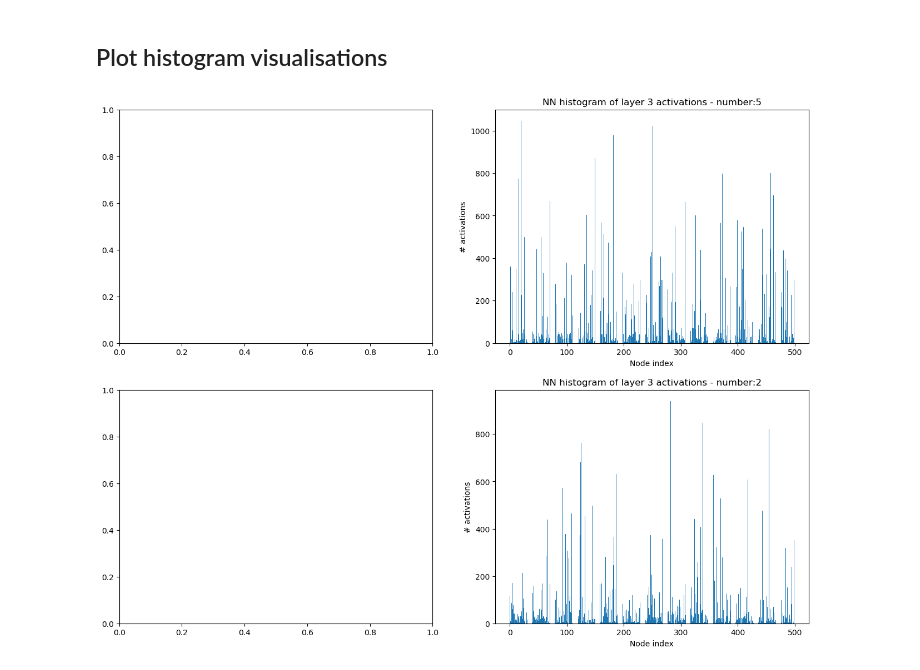
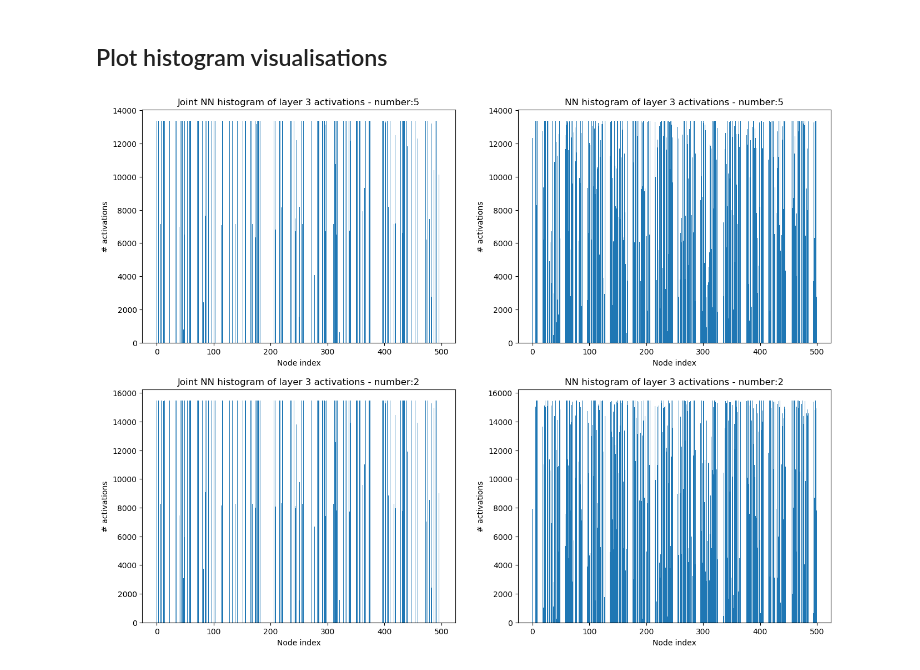
Before and after one commit to mm5110/sparse-structures-for-classification, a Jupyter notebook: dev/ML_ISTA/activation_histogram_experiment_2.ipynb, the cells around one changed output. Drawn from its saved outputs; the diff is of its cells as text; code cells hidden in the pictures.

```diff
--- a/dev/ML_ISTA/activation_histogram_experiment_2.ipynb
+++ b/dev/ML_ISTA/activation_histogram_experiment_2.ipynb
@@ -13,6 +13,9 @@ import numpy as np
 import time
 import progressbar
 import importlib
+from skimage import data, color
+from skimage.transform import rescale, resize, downscale_local_mean
+import random
 # torch.manual_seed(1)    # reproducible
 plt.style.use('default')
 %matplotlib inline
@@ -22,7 +25,7 @@ import pdb
 import Models_MNIST as mds
 
 # Hyper Parameters
-EPOCH = 3
+EPOCH = 15
 BATCH_SIZE = 256
 DOWNLOAD_MNIST = False
 
@@ -129,7 +132,7 @@ class joint_neural_net(nn.Module):
         # Encoding
         gamma1 = F.relu(F.conv2d(x,self.W1, stride = self.strd1) + self.b1)
         gamma2 = F.relu(F.conv2d(gamma1,self.W2, stride = self.strd2) + self.b2)
-        gamma3 = F.relu(F.conv2d(gamma2,self.W3, stride = self.strd3))
+        gamma3 = F.relu(F.conv2d(gamma2,self.W3, stride = self.strd3) + self.b3)
         # classifier
         gamma = gamma3.view(gamma3.shape[0],gamma3.shape[1]*gamma3.shape[2]*gamma3.shape[3])
         out = self.Wclass(gamma)
@@ -237,6 +240,7 @@ def count_activations(gamma, numb_nodes, tol=1e-4):
 # %%
 Loss_test_nn = np.zeros((EPOCH,))
 Acc_test_nn = np.zeros((EPOCH,))
+Acc_train_nn = np.zeros((EPOCH,))
 
 print('\n\t\t\t\t\tTraining Baseline Neural Network Model\n')
 
@@ -253,10 +257,10 @@ optimizer = torch.optim.Adam(model.parameters(), lr = 0.0001, eps = 1e-7)
 bar = progressbar.ProgressBar()
 
 for epoch in range(EPOCH):
-
     bar.update((epoch+1)/EPOCH*100)
     # train 1 epoch
     model.train()
+    train_correct = 0
     for step, (x, y) in enumerate(train_loader):
         b_x = Variable(x)   # batch x, shape (batch, 28*28)
         b_y = Variable(y)               # batch label
@@ -264,10 +268,14 @@ for epoch in range(EPOCH):
             b_x = b_x.cuda()
             b_y = b_y.cuda()
         encoded,scores,_,_,_ = model(b_x)
+        train_pred = scores.data.max(1, keepdim=True)[1]
+        train_correct += train_pred.eq(b_y.data.view_as(train_pred)).long().cpu().sum()
         loss = F.nll_loss(scores, b_y)      # negative log likelyhood
         optimizer.zero_grad()               # clear gradients for this training step
         loss.backward()                     # backpropagation, compute gradients
         optimizer.step()                    # apply gradients
+
+    Acc_train_nn[epoch] =  100 * float(train_correct) /float(len(train_loader.dataset))
 
     # testing
     model.eval()
@@ -423,0 +478,13 @@ tensor([ 0,  0,  0,  0,  0,  0,  0,  0,  0,  0,  0,  0,  0,  0,
+# %%
+fig = plt.figure(figsize=(8,6))
+plt.style.use('default')
+plt.plot(Acc_train_nn, linewidth = 2,label='Normal')
+plt.plot(Acc_train_jnn, linewidth = 2,label = 'Joint')
+plt.grid('on')
+plt.title('Train Accuracy')
+
+plt.ylabel('Classification accuracy %')
+plt.xlabel('# Epochs')
+plt.legend()
+plt.axis([0, EPOCH-1, 0, 100])
+plt.show()
@@ -443,28 +512,28 @@ plt.show()
 # %%
 idx1 = 5
 idx2 = 2
 
 plt.figure(figsize=(16,12))
 plt.subplot(2,2,1)
-# plt.bar(np.arange(m3), activations_count3_jnn[str(idx1)])
-# plt.title('Joint NN histogram of layer 3 activations - number:' + str(idx1))
-# plt.xlabel('Node index')
-# plt.ylabel('# activations')
+plt.bar(np.arange(m3), activations_count3_jnn[str(idx1)])
+plt.title('Joint NN histogram of layer 3 activations - number:' + str(idx1))
+plt.xlabel('Node index')
+plt.ylabel('# activations')
 plt.subplot(2,2,2)
 plt.bar(np.arange(m3), activations_count3_nn[str(idx1)])
 plt.title('NN histogram of layer 3 activations - number:' + str(idx1))
 plt.xlabel('Node index')
 plt.ylabel('# activations')
 plt.subplot(2,2,3)
-# plt.bar(np.arange(m3), activations_count3_jnn[str(idx2)])
-# plt.title('Joint NN histogram of layer 3 activations - number:' + str(idx2))
-# plt.xlabel('Node index')
-# plt.ylabel('# activations')
+plt.bar(np.arange(m3), activations_count3_jnn[str(idx2)])
+plt.title('Joint NN histogram of layer 3 activations - number:' + str(idx2))
+plt.xlabel('Node index')
+plt.ylabel('# activations')
 plt.subplot(2,2,4)
 plt.bar(np.arange(m3), activations_count3_nn[str(idx2)])
 plt.title('NN histogram of layer 3 activations - number:' + str(idx2))
 plt.xlabel('Node index')
 plt.ylabel('# activations')
 plt.show()
 # %% [output]
-[figure, old version]
+[figure, new version]
```
Also changed, not shown: parts of 9 cells of this notebook, 2 other files.
